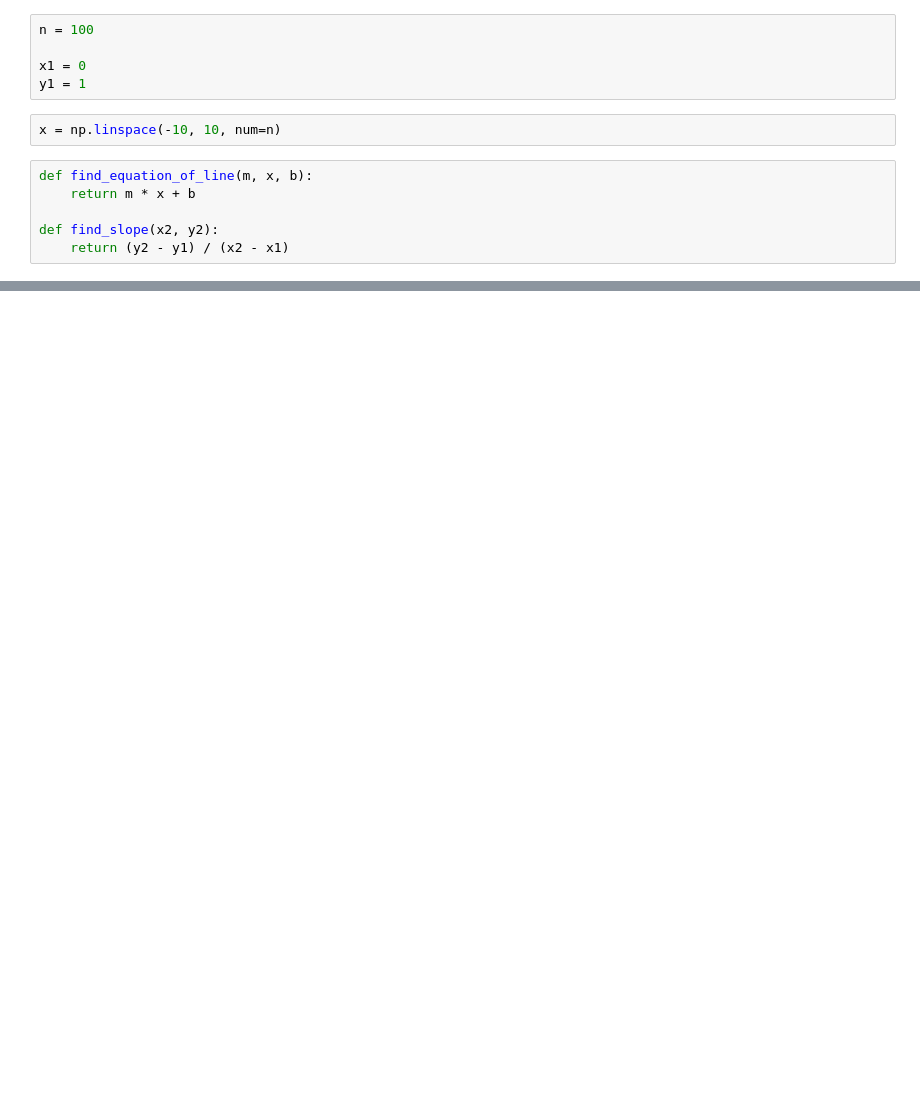
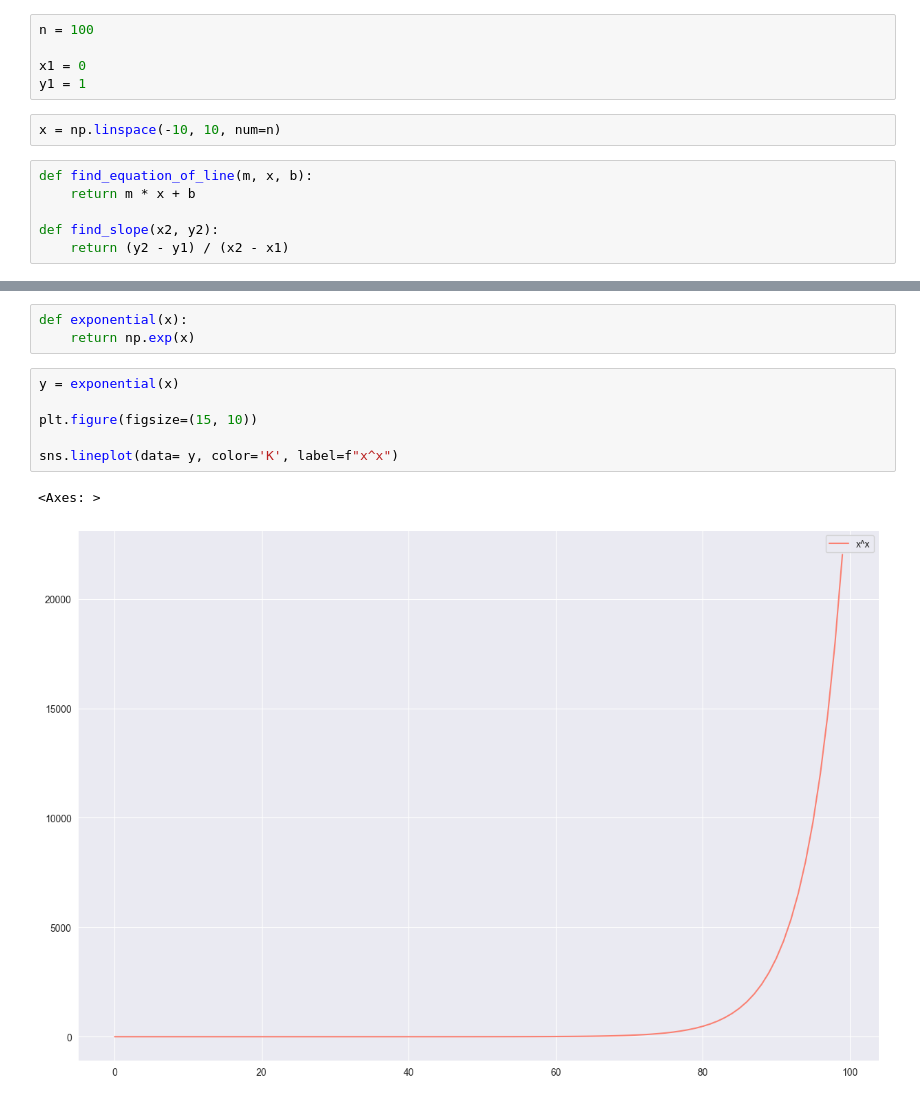
Before and after one commit to carlosdizx/first-steps-data-science, a Jupyter notebook: example16.ipynb, the cells around one changed output, grey strips where cells are left out. Drawn from its saved outputs; the diff is of its cells as text; blank space fills up the shorter version.

```diff
--- a/example16.ipynb
+++ b/example16.ipynb
@@ -43,0 +103,12 @@ plt.grid()
+# %%
+def exponential(x):
+    return np.exp(x)
+# %%
+y = exponential(x)
+
+plt.figure(figsize=(15, 10))
+
+sns.lineplot(data= y, color='K', label=f"x^x")
+# %% [output]
+<Axes: >
+[figure, added]
```
Also changed, not shown: parts of 13 cells of this notebook.
